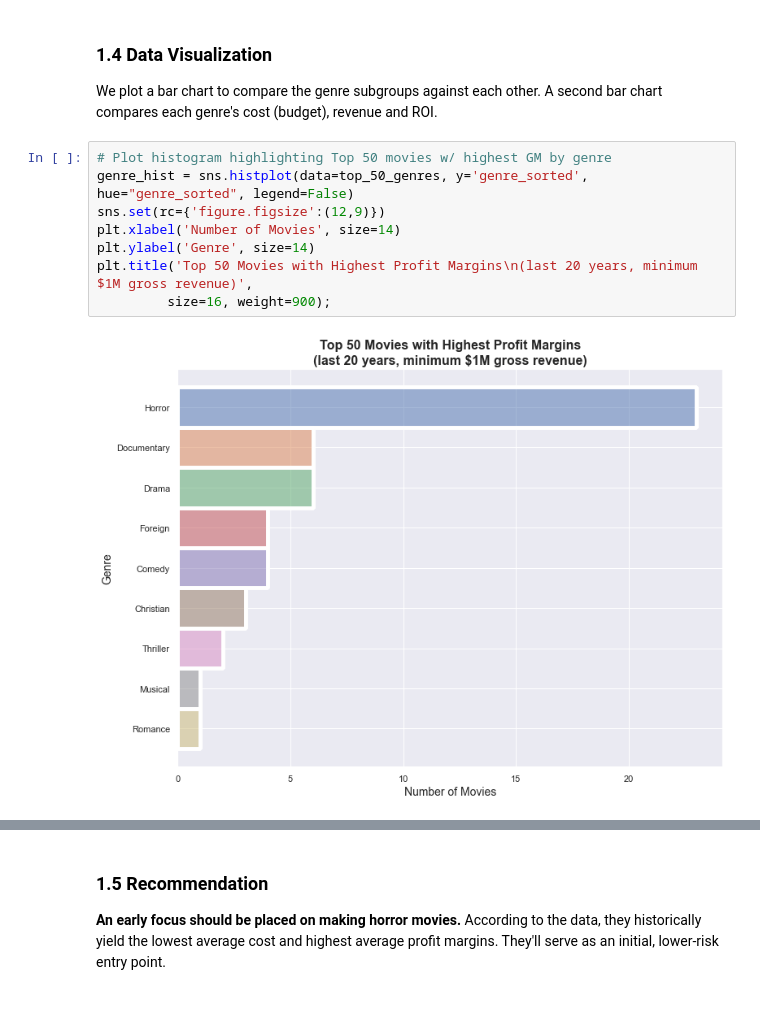
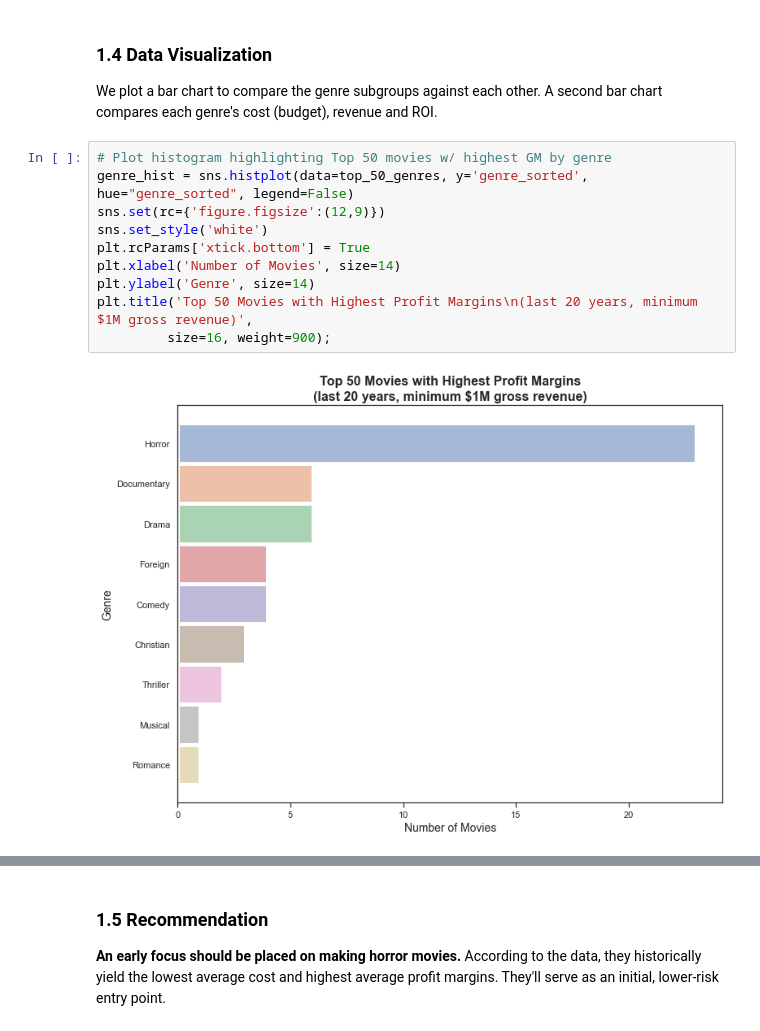
Before and after one commit to sumed-h/microsoft-studio-movie-analysis, a Jupyter notebook: Group_4_Notebook_FINAL.ipynb, the cells around one changed output, grey strips where cells are left out. Saved outputs shown, nothing was run; the diff lists cells and outputs as text.

```diff
--- a/Group_4_Notebook_FINAL.ipynb
+++ b/Group_4_Notebook_FINAL.ipynb
@@ -160,13 +160,15 @@ We plot a bar chart to compare the genre subgroups against each other. A second
 # %%
 # Plot histogram highlighting Top 50 movies w/ highest GM by genre
 genre_hist = sns.histplot(data=top_50_genres, y='genre_sorted', hue="genre_sorted", legend=False)
 sns.set(rc={'figure.figsize':(12,9)})
+sns.set_style('white')
+plt.rcParams['xtick.bottom'] = True
 plt.xlabel('Number of Movies', size=14)
 plt.ylabel('Genre', size=14)
 plt.title('Top 50 Movies with Highest Profit Margins\n(last 20 years, minimum $1M gross revenue)',
          size=16, weight=900);
 # %% [output]
-[figure, old version]
+[figure, new version]
 # %%
 # Plot bar graph with avg. budget, revenue and ROI by genre
 
```
Also changed, not shown: parts of 19 cells of this notebook, 7 other files.
